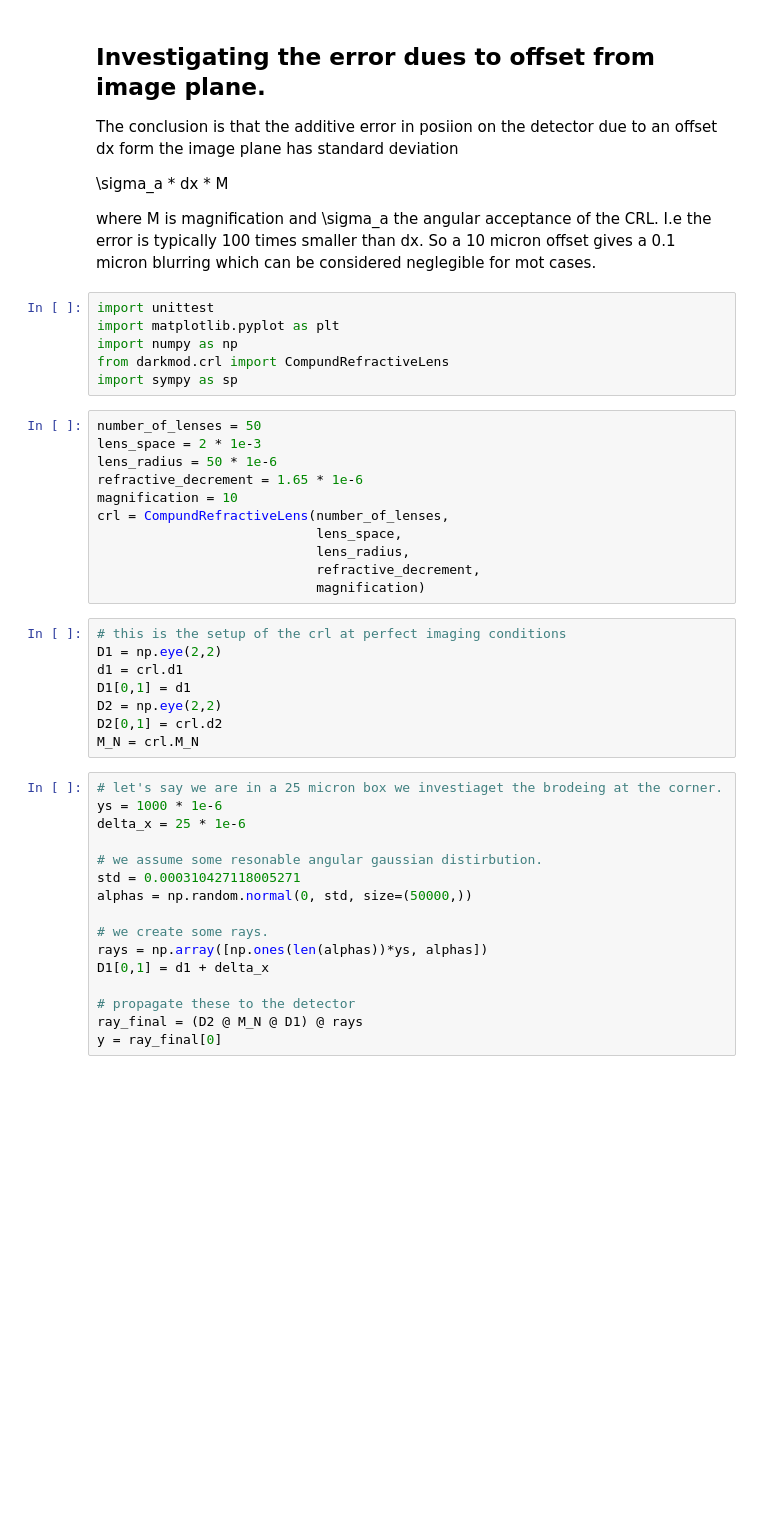
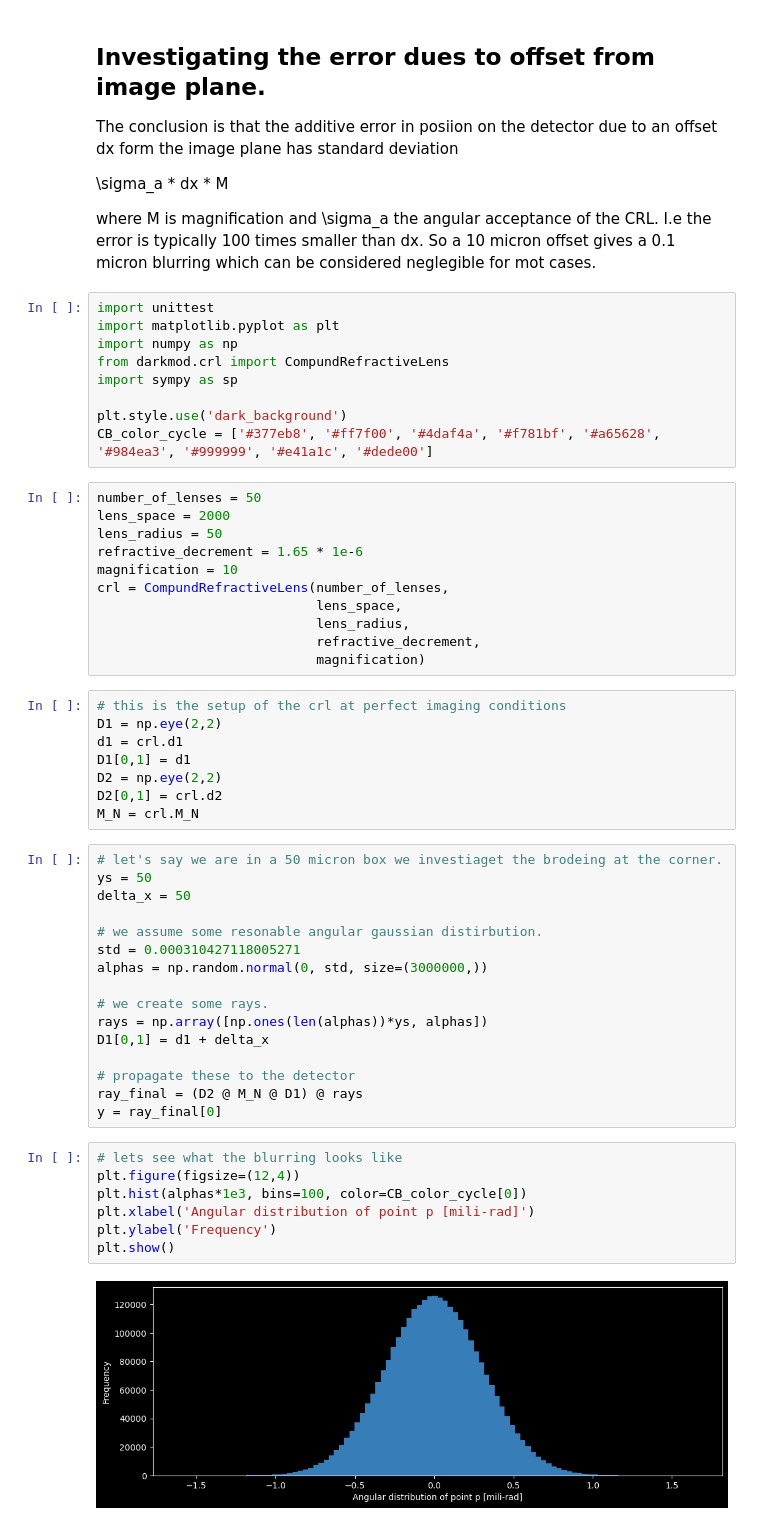
Before and after one commit to AxelHenningsson/darkmod, a Jupyter notebook: sandbox/out_of_image_plane.ipynb, the cells around one changed output. Cells and saved outputs as stored; diff of their text form; blank space fills up the shorter version.

```diff
--- a/sandbox/out_of_image_plane.ipynb
+++ b/sandbox/out_of_image_plane.ipynb
@@ -13,10 +13,13 @@ import matplotlib.pyplot as plt
 import numpy as np
 from darkmod.crl import CompundRefractiveLens
 import sympy as sp
+
+plt.style.use('dark_background')
+CB_color_cycle = ['#377eb8', '#ff7f00', '#4daf4a', '#f781bf', '#a65628', '#984ea3', '#999999', '#e41a1c', '#dede00']
 # %%
 number_of_lenses = 50
-lens_space = 2 * 1e-3
-lens_radius = 50 * 1e-6
+lens_space = 2000
+lens_radius = 50
 refractive_decrement = 1.65 * 1e-6
 magnification = 10
 crl = CompundRefractiveLens(number_of_lenses,
@@ -33,13 +36,13 @@ D2 = np.eye(2,2)
 D2[0,1] = crl.d2
 M_N = crl.M_N
 # %%
-# let's say we are in a 25 micron box we investiaget the brodeing at the corner.
-ys = 1000 * 1e-6
-delta_x = 25 * 1e-6
+# let's say we are in a 50 micron box we investiaget the brodeing at the corner.
+ys = 50
+delta_x = 50
 
 # we assume some resonable angular gaussian distirbution.
 std = 0.000310427118005271
-alphas = np.random.normal(0, std, size=(50000,))
+alphas = np.random.normal(0, std, size=(3000000,))
 
 # we create some rays.
 rays = np.array([np.ones(len(alphas))*ys, alphas])
@@ -48,5 +51,14 @@ D1[0,1] = d1 + delta_x
 # propagate these to the detector
 ray_final = (D2 @ M_N @ D1) @ rays
 y = ray_final[0]
+# %%
+# lets see what the blurring looks like
+plt.figure(figsize=(12,4))
+plt.hist(alphas*1e3, bins=100, color=CB_color_cycle[0])
+plt.xlabel('Angular distribution of point p [mili-rad]')
+plt.ylabel('Frequency')
+plt.show()
+# %% [output]
+[figure, added]
 # %%
 # lets see what the blurring looks like
```
Also changed, not shown: parts of 8 cells of this notebook, 17 other files.
